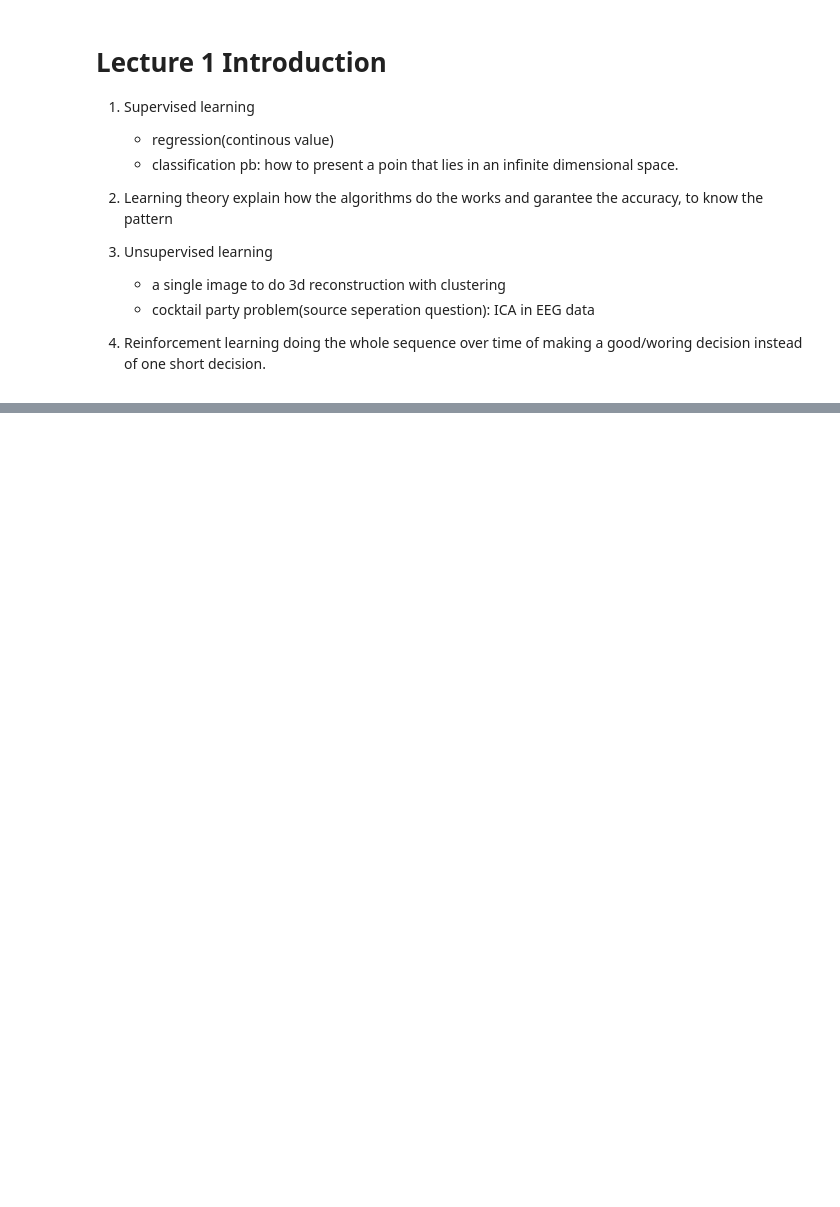
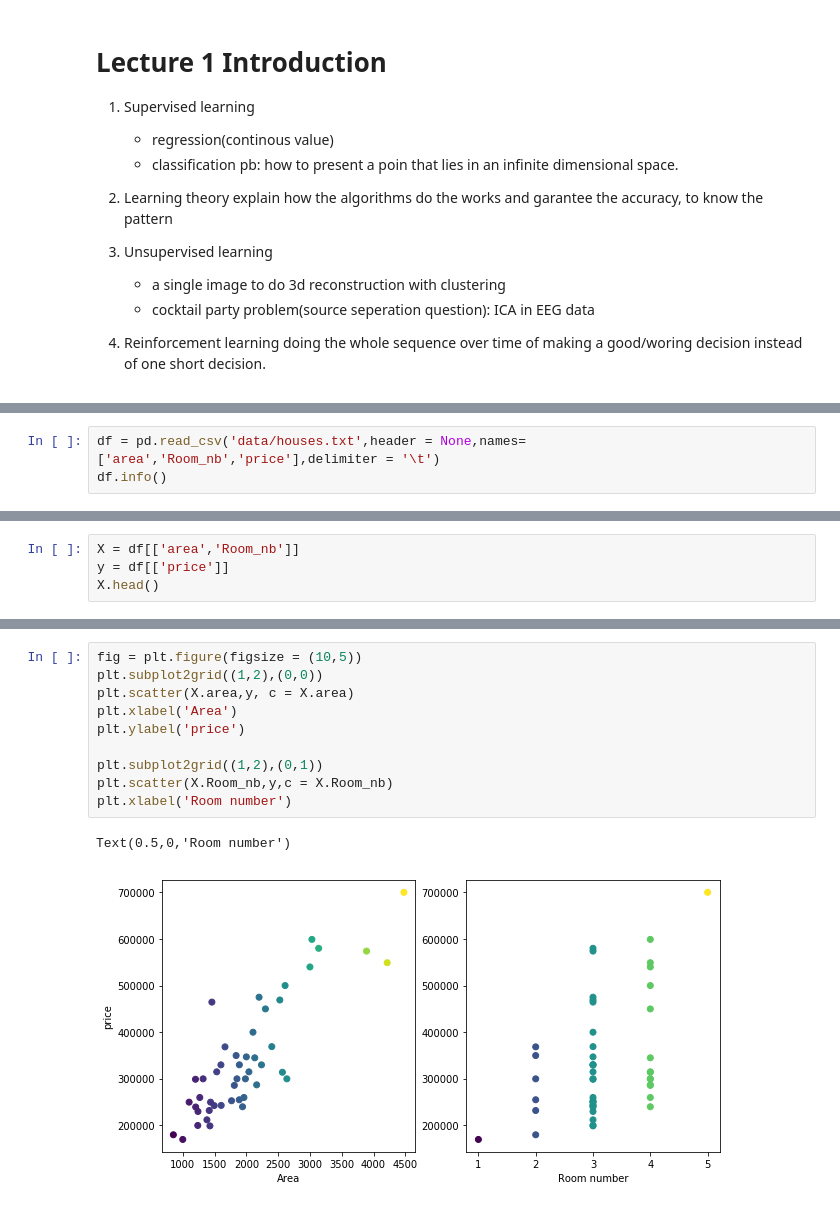
Before and after one commit to jianghaolouis/cs229_MachineLearning, a Jupyter notebook: Lecture_notes.ipynb, the cells around one changed output, grey strips where cells are left out. Saved outputs shown, nothing was run; the diff lists cells and outputs as text; blank space fills up the shorter version.

```diff
--- a/Lecture_notes.ipynb
+++ b/Lecture_notes.ipynb
@@ -118,0 +153,3 @@ $$\Theta^* = \underset{\Theta}{\arg\max} L(\Theta) = \underset{\Theta}{\arg\max}
+# %%
+df = pd.read_csv('data/houses.txt',header = None,names=['area','Room_nb','price'],delimiter = '\t')
+df.info()
@@ -118,0 +165,4 @@ $$\Theta^* = \underset{\Theta}{\arg\max} L(\Theta) = \underset{\Theta}{\arg\max}
+# %%
+X = df[['area','Room_nb']]
+y = df[['price']]
+X.head()
@@ -118,0 +176,13 @@ $$\Theta^* = \underset{\Theta}{\arg\max} L(\Theta) = \underset{\Theta}{\arg\max}
+# %%
+fig = plt.figure(figsize = (10,5))
+plt.subplot2grid((1,2),(0,0))
+plt.scatter(X.area,y, c = X.area)
+plt.xlabel('Area')
+plt.ylabel('price')
+
+plt.subplot2grid((1,2),(0,1))
+plt.scatter(X.Room_nb,y,c = X.Room_nb)
+plt.xlabel('Room number')
+# %% [output]
+Text(0.5,0,'Room number')
+[figure, added]
```
Also changed, not shown: parts of 12 cells of this notebook, 12 other files.
